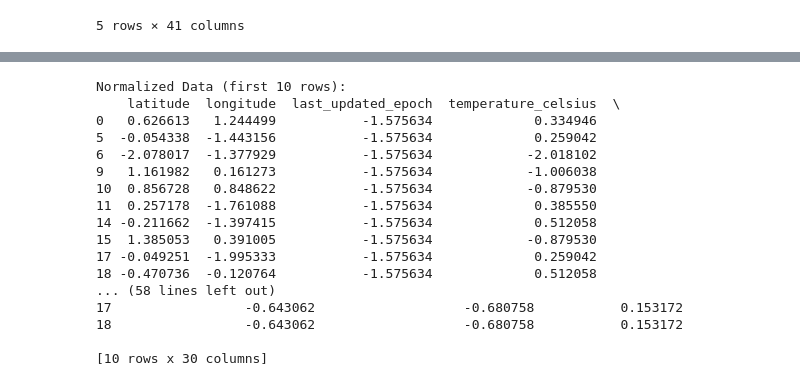
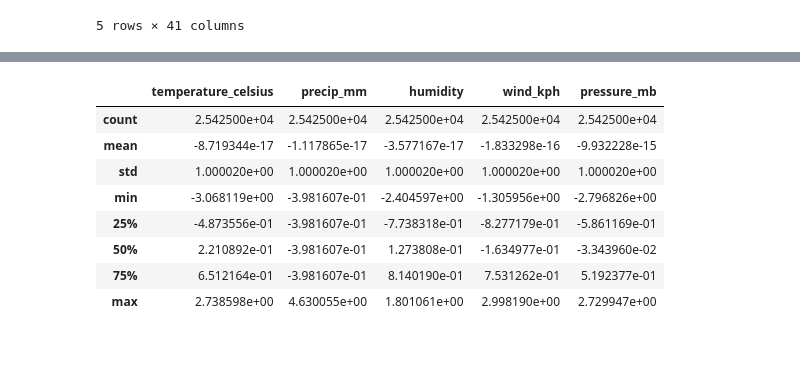
Before and after one commit to Emilosaurus/PMA-internship, a Jupyter notebook: Code.ipynb, the cells around one changed output, grey strips where cells are left out. Saved outputs shown, nothing was run; the diff lists cells and outputs as text; code cells hidden in the pictures; blank space fills up the shorter version.

```diff
--- a/Code.ipynb
+++ b/Code.ipynb
@@ -52,30 +86,14 @@ Shape after removing outliers: (25425, 41)
-# %%
-from sklearn.preprocessing import MinMaxScaler, StandardScaler
-
-# Choose method
-scaler = StandardScaler()  # or MinMaxScaler()
-
-df_scaled = df_no_outliers.copy()
-df_scaled[num_cols] = scaler.fit_transform(df_no_outliers[num_cols])
-
-# Print the normalized numerical columns (first 10 rows)
-print("Normalized Data (first 10 rows):")
-print(df_scaled[num_cols].head(10))
-# %% [output]
-Normalized Data (first 10 rows):
-    latitude  longitude  last_updated_epoch  temperature_celsius  \
-0   0.626613   1.244499           -1.575634             0.334946
-5  -0.054338  -1.443156           -1.575634             0.259042
-6  -2.078017  -1.377929           -1.575634            -2.018102
-9   1.161982   0.161273           -1.575634            -1.006038
-10  0.856728   0.848622           -1.575634            -0.879530
-11  0.257178  -1.761088           -1.575634             0.385550
-14 -0.211662  -1.397415           -1.575634             0.512058
-15  1.385053   0.391005           -1.575634            -0.879530
-17 -0.049251  -1.995333           -1.575634             0.259042
-18 -0.470736  -0.120764           -1.575634             0.512058
-... (58 lines left out)
-17                 -0.643062                   -0.680758           0.153172
-18                 -0.643062                   -0.680758           0.153172
-
-[10 rows x 30 columns]
+# %%
+# Basic summary of key features
+features = ['temperature_celsius', 'precip_mm', 'humidity', 'wind_kph', 'pressure_mb']
+df_scaled[features].describe()
+# %% [output]
+|  | temperature_celsius | precip_mm | humidity | wind_kph | pressure_mb |
+| count | 2.542500e+04 | 2.542500e+04 | 2.542500e+04 | 2.542500e+04 | 2.542500e+04 |
+| mean | -8.719344e-17 | -1.117865e-17 | -3.577167e-17 | -1.833298e-16 | -9.932228e-15 |
+| std | 1.000020e+00 | 1.000020e+00 | 1.000020e+00 | 1.000020e+00 | 1.000020e+00 |
+| min | -3.068119e+00 | -3.981607e-01 | -2.404597e+00 | -1.305956e+00 | -2.796826e+00 |
+| 25% | -4.873556e-01 | -3.981607e-01 | -7.738318e-01 | -8.277179e-01 | -5.861169e-01 |
+| 50% | 2.210892e-01 | -3.981607e-01 | 1.273808e-01 | -1.634977e-01 | -3.343960e-02 |
+| 75% | 6.512164e-01 | -3.981607e-01 | 8.140190e-01 | 7.531262e-01 | 5.192377e-01 |
+| max | 2.738598e+00 | 4.630055e+00 | 1.801061e+00 | 2.998190e+00 | 2.729947e+00 |
```
Also changed, not shown: parts of 11 cells of this notebook.
